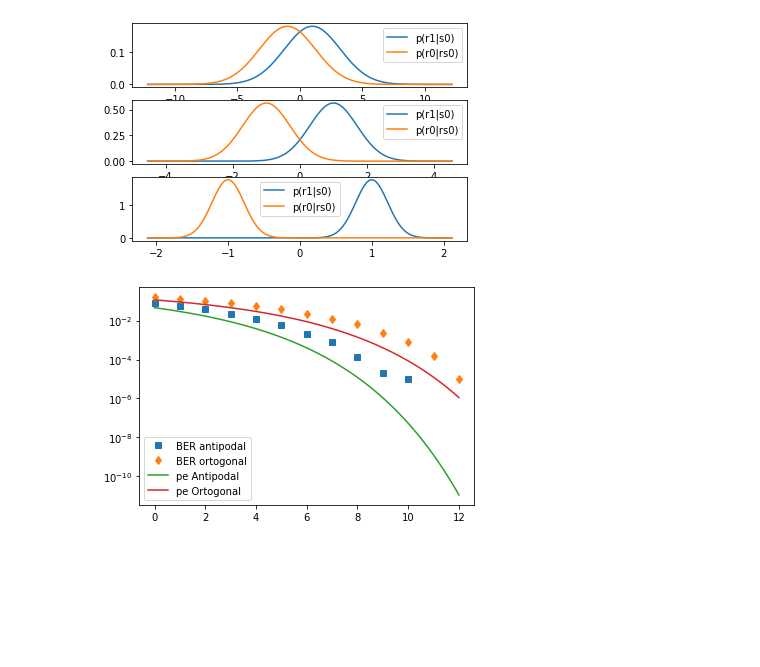
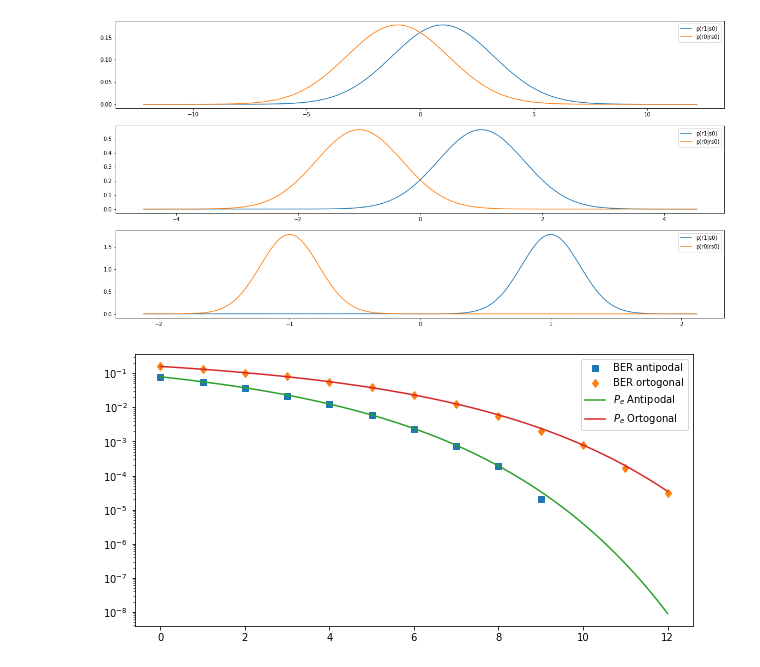
Before and after one commit to jpmarques-13/JoaoPaulo_dco2004, a Jupyter notebook: Pratica9/H9.ipynb, the cells around one changed output. Cells and saved outputs as stored; diff of their text form; code cells hidden in the pictures; blank space fills up the shorter version.

```diff
--- a/Pratica9/H9.ipynb
+++ b/Pratica9/H9.ipynb
@@ -237,26 +240,27 @@ plt.show()
 # %%
 import numpy as np
 import matplotlib.pyplot as plt
 from scipy.stats import norm
 
 Eb = 1
 Er0 = Eb
 Er1 = -Eb
 vtEbN0_dB = np.array([-10,0,10])
 vtEbN0 = 10**(vtEbN0_dB/10)
 vtVar = Eb*Eb/vtEbN0/2
+plt.figure(figsize=(20,10))
 for ik in range(len(vtEbN0_dB)):
     dStd = np.sqrt(vtVar[ik])
     x=np.arange(-5*dStd-Eb,5*dStd+Eb,0.001)   ##eixo 5*variancia
     ## Cálculo da distribuicao Gaussiana
     rv1 = norm.pdf(x,Er0,dStd)
     rv2 = norm.pdf(x,Er1,dStd)
     plt.subplot(len(vtVar),1,ik+1)
     plt.plot(x,rv1,x,rv2)
     plt.legend(['p(r1|s0)','p(r0|rs0)'])
 plt.show()
 # %% [output]
-[figure, old version]
+[figure, new version]
 # %%
 import numpy as np
 import matplotlib.pyplot as plt
@@ -356,15 +360,16 @@ vtEbN0Teo_dB = np.arange(0,12.1,0.1)
 vtEbN0Teo = 10**(vtEbN0Teo_dB/10)
 vtSimErrorAnti = np.zeros(len(vtEbN0Sim_db))
 vtSimErrorOrto = np.zeros(len(vtEbN0Sim_db))
+plt.figure(figsize=(10,5))
 for ik in range(len(vtEbN0Sim_db)):
     vtSimErrorAnti[ik]= SiAntipodal(vtEbN0Sim_db[ik], nMCSamples)
     vtSimErrorOrto[ik]= SiOrtogonal(vtEbN0Sim_db[ik], nMCSamples)
 
-vtTeoErrorAnti = (1/2)*special.erfc(np.sqrt(2*vtEbN0Teo/np.sqrt(2)))
-vtTeoErrorOrto = (1/2)*special.erfc(np.sqrt(vtEbN0Teo/np.sqrt(2)))
+vtTeoErrorAnti = (1/2)*special.erfc(np.sqrt(2*vtEbN0Teo/2))
+vtTeoErrorOrto = (1/2)*special.erfc(np.sqrt(vtEbN0Teo/2))
 plt.semilogy(vtEbN0Sim_db,vtSimErrorAnti,'s',vtEbN0Sim_db,vtSimErrorOrto,'d')
 plt.semilogy(vtEbN0Teo_dB,vtTeoErrorAnti,vtEbN0Teo_dB,vtTeoErrorOrto)
-plt.legend(['BER antipodal','BER ortogonal','pe Antipodal','pe Ortogonal'])
+plt.legend(['BER antipodal','BER ortogonal','$P_e$ Antipodal','$P_e$ Ortogonal'])
 plt.show()
 # %% [output]
-[figure, old version]
+[figure, new version]
```
Also changed, not shown: parts of 5 cells of this notebook, 3 other files.
